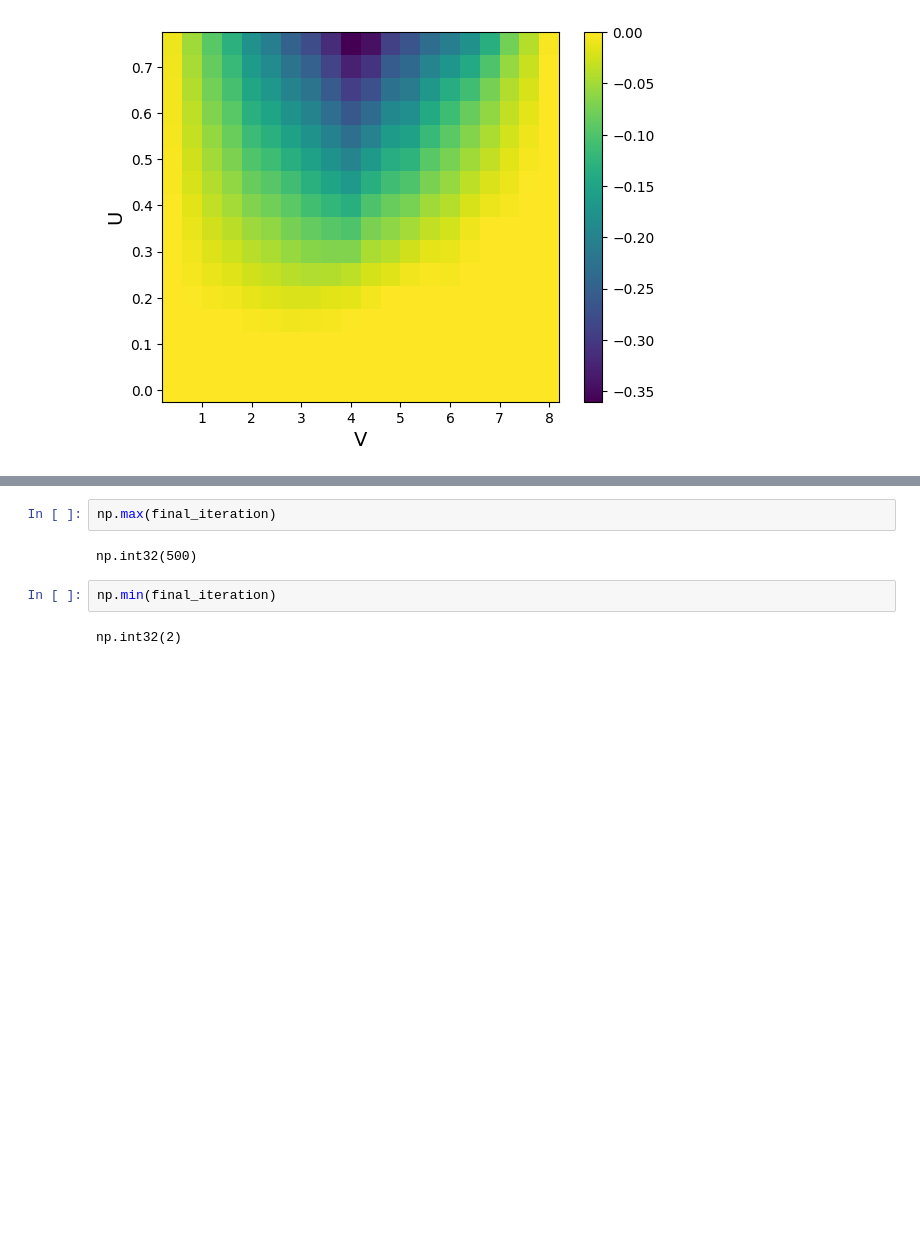
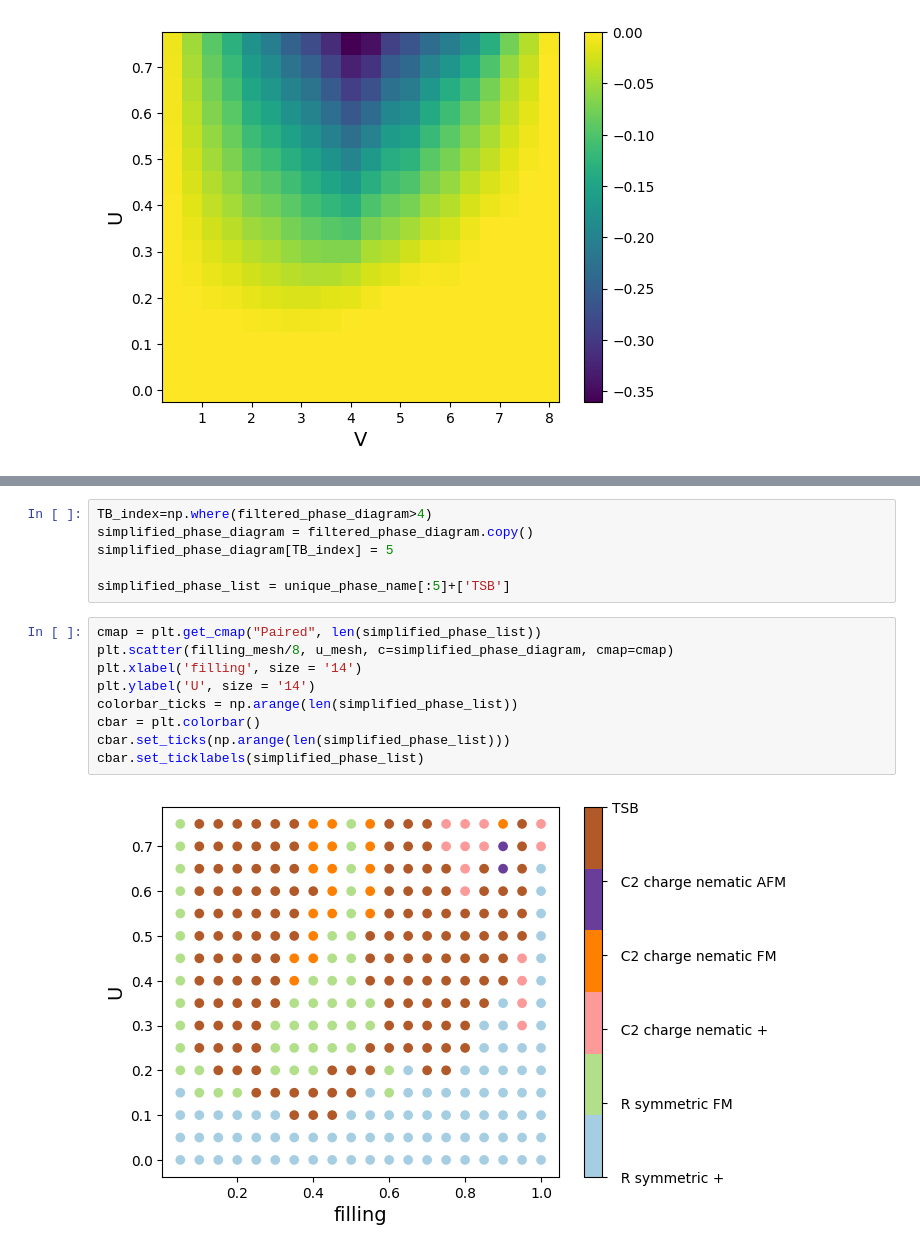
Before and after one commit to yumannhe/SCHF_auto_collinear, a Jupyter notebook: data_analysis/over_filling/phase_diagram_fixed_u_v_ratio_over_filling_t_4_em4_2_2.ipynb, the cells around one changed output, grey strips where cells are left out. Cells and saved outputs as stored; diff of their text form; blank space fills up the shorter version.

```diff
--- a/data_analysis/over_filling/phase_diagram_fixed_u_v_ratio_over_filling_t_4_em4_2_2.ipynb
+++ b/data_analysis/over_filling/phase_diagram_fixed_u_v_ratio_over_filling_t_4_em4_2_2.ipynb
@@ -212,8 +198,17 @@ np.float64(103.2494140625)
-# %%
-np.max(final_iteration)
-# %% [output]
-np.int32(500)
-# %%
-np.min(final_iteration)
-# %% [output]
-np.int32(2)
+# %%
+TB_index=np.where(filtered_phase_diagram>4)
+simplified_phase_diagram = filtered_phase_diagram.copy()
+simplified_phase_diagram[TB_index] = 5
+
+simplified_phase_list = unique_phase_name[:5]+['TSB']
+# %%
+cmap = plt.get_cmap("Paired", len(simplified_phase_list))
+plt.scatter(filling_mesh/8, u_mesh, c=simplified_phase_diagram, cmap=cmap)
+plt.xlabel('filling', size = '14')
+plt.ylabel('U', size = '14')
+colorbar_ticks = np.arange(len(simplified_phase_list))
+cbar = plt.colorbar()
+cbar.set_ticks(np.arange(len(simplified_phase_list)))
+cbar.set_ticklabels(simplified_phase_list)
+# %% [output]
+[figure, added]
```
Also changed, not shown: parts of 8 cells of this notebook, 7 other files.
